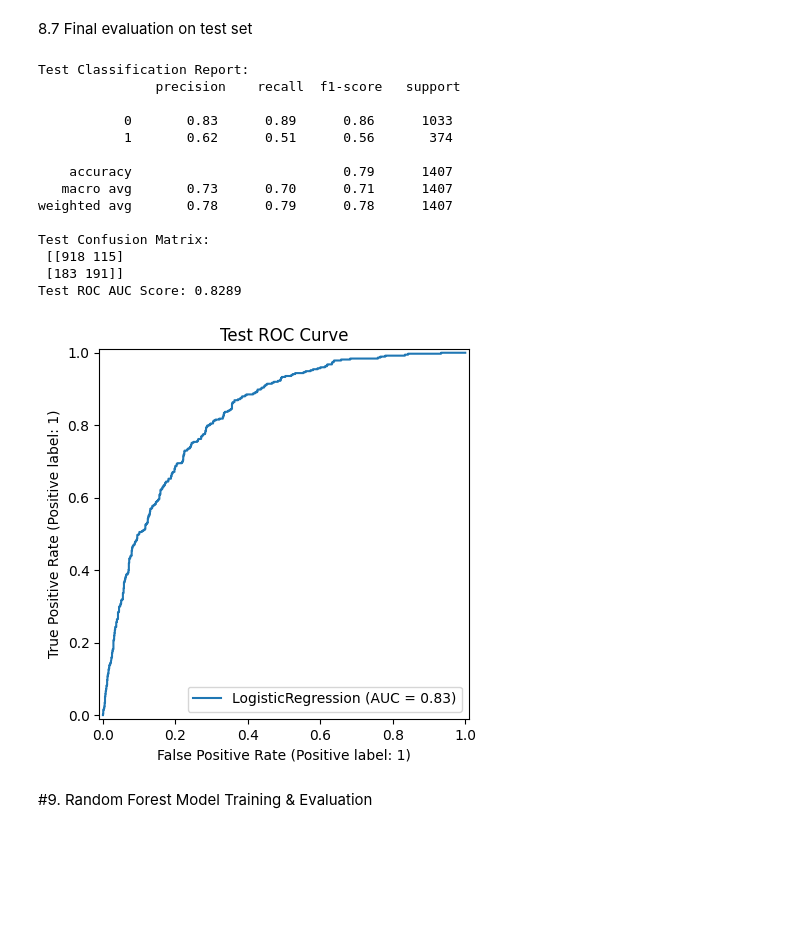
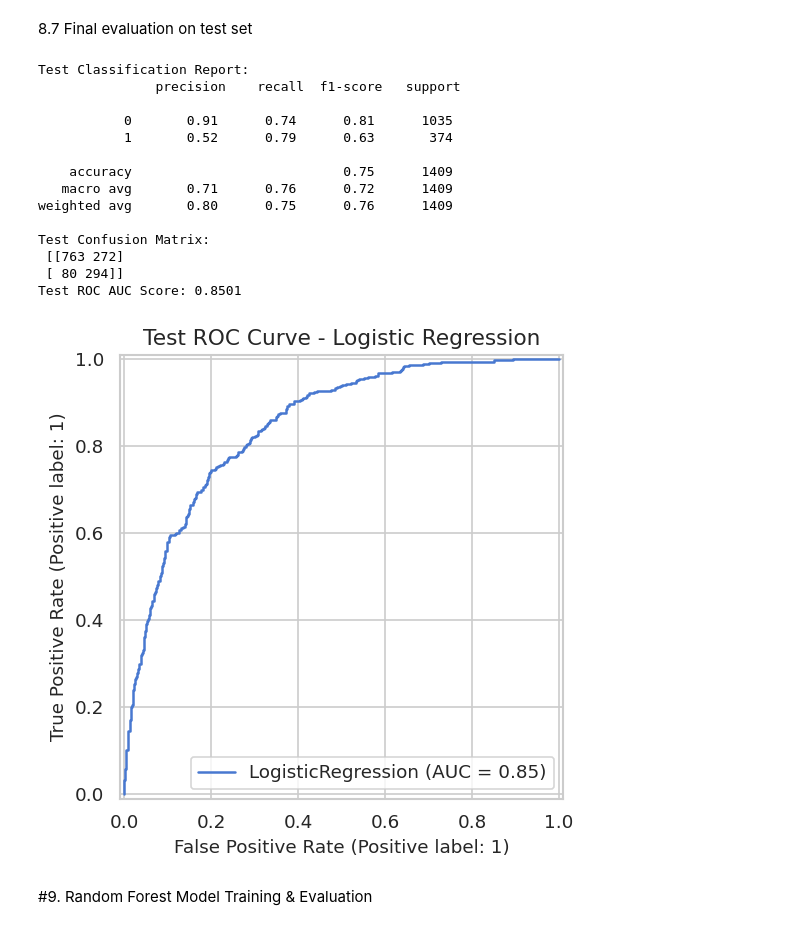
Before and after one commit to Shakya658/customer-churn, a Jupyter notebook: Notebooks/churn_analysis.ipynb, the cells around one changed output. Drawn from its saved outputs; the diff is of its cells as text; code cells hidden in the pictures; blank space fills up the shorter version.

Commit message:
Improved model (app remains)

```diff
--- a/Notebooks/churn_analysis.ipynb
+++ b/Notebooks/churn_analysis.ipynb
@@ -286,6 +320,14 @@ for col in binary_cols:
+# %%
+from sklearn.preprocessing import LabelEncoder
+le = LabelEncoder()
+cat_cols = df_model.select_dtypes(include='object').columns.tolist()
+cat_cols = [c for c in cat_cols if c not in ('customerID',)]
+
+binary_cols = [c for c in cat_cols if df_model[c].nunique() == 2]
+for col in binary_cols:
+    df_model[col] = le.fit_transform(df_model[col])
 # %% [markdown]
 7.5 One-Hot encode multi-category columns
 # %%
-multi_cat_cols = [col for col in cat_cols if df_cleaned[col].nunique() > 2]
-
-df_cleaned = pd.get_dummies(df_cleaned, columns=multi_cat_cols)
+multi_cat_cols = [c for c in cat_cols if df_model[c].nunique() > 2]
+df_model = pd.get_dummies(df_model, columns=multi_cat_cols)
@@ -294,5 +336,9 @@ df_cleaned = pd.get_dummies(df_cleaned, columns=multi_cat_cols)
 # %%
-df_cleaned['tenure_group'] = pd.cut(df_cleaned['tenure'], bins=[0,12,24,48,60,72],
-                                    labels=['0-12', '13-24', '25-48', '49-60', '61-72'])
-
-df_cleaned = pd.get_dummies(df_cleaned, columns=['tenure_group'])
+df_model['tenure_group'] = pd.cut(
+    df_model['tenure'],
+    bins=[0, 12, 24, 48, 60, 72],
+    labels=['0-12m', '13-24m', '25-48m', '49-60m', '61-72m']
+)
+df_model = pd.get_dummies(df_model, columns=['tenure_group'])
+# We have excluded customer ID and churn
+print(f"\nFinal feature set: {df_model.shape[1] - 2} features")
@@ -301,8 +349,8 @@ df_cleaned = pd.get_dummies(df_cleaned, columns=['tenure_group'])
 # %% [markdown]
 8.1 Split data into features and target
 # %%
-X = df_cleaned.drop(columns=['customerID', 'Churn'])  # Features
-y = df_cleaned['Churn']                              # Target
+X = df_model.drop(columns=['customerID', 'Churn'])
+y = df_model['Churn']
 # %% [markdown]
 8.2 Split into train (70%) and temp (30%)
 # %%
@@ -401,34 +456,33 @@ Validation ROC AUC Score: 0.8517
 # %% [markdown]
 8.7 Final evaluation on test set
 # %%
-y_test_pred = model.predict(X_test_scaled)
-y_test_prob = model.predict_proba(X_test_scaled)[:, 1]
+from sklearn.metrics import roc_curve, RocCurveDisplay, auc
+y_test_pred = lr_model.predict(X_test_scaled)
+y_test_prob = lr_model.predict_proba(X_test_scaled)[:, 1]
 
 print("Test Classification Report:\n", classification_report(y_test, y_test_pred))
 print("Test Confusion Matrix:\n", confusion_matrix(y_test, y_test_pred))
+print(f"Test ROC AUC Score: {roc_auc_score(y_test, y_test_prob):.4f}")
 
-test_auc = roc_auc_score(y_test, y_test_prob)
-print(f"Test ROC AUC Score: {test_auc:.4f}")
-
-RocCurveDisplay.from_estimator(model, X_test_scaled, y_test)
-plt.title('Test ROC Curve')
+RocCurveDisplay.from_estimator(lr_model, X_test_scaled, y_test)
+plt.title('Test ROC Curve - Logistic Regression')
 plt.show()
 # %% [output]
 Test Classification Report:
                precision    recall  f1-score   support
 
-           0       0.83      0.89      0.86      1033
-           1       0.62      0.51      0.56       374
+           0       0.91      0.74      0.81      1035
+           1       0.52      0.79      0.63       374
 
-    accuracy                           0.79      1407
-   macro avg       0.73      0.70      0.71      1407
-weighted avg       0.78      0.79      0.78      1407
+    accuracy                           0.75      1409
+   macro avg       0.71      0.76      0.72      1409
+weighted avg       0.80      0.75      0.76      1409
 
 Test Confusion Matrix:
- [[918 115]
- [183 191]]
-Test ROC AUC Score: 0.8289
+ [[763 272]
+ [ 80 294]]
+Test ROC AUC Score: 0.8501
-[figure, old version]
+[figure, new version]
 # %% [markdown]
 #9. Random Forest Model Training & Evaluation
 # %% [markdown]
```
Also changed, not shown: parts of 89 cells of this notebook, 7 other files.
